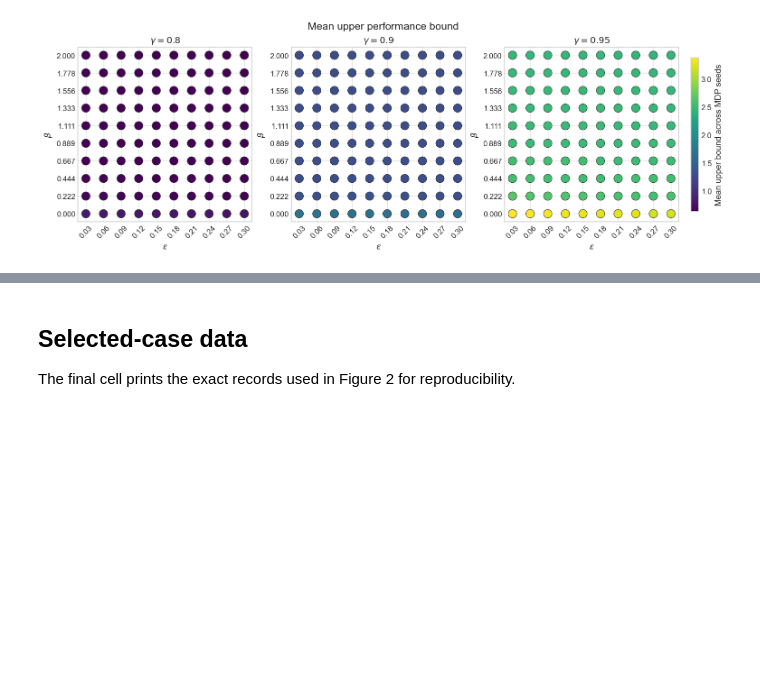
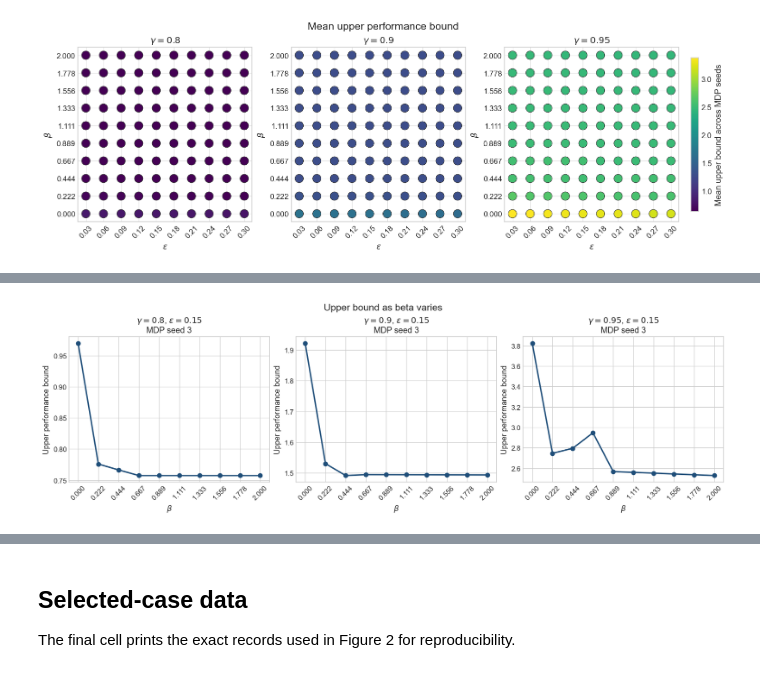
Before and after one commit to Loudwig/RemotePOMDP, a Jupyter notebook: experiments/gamma_beta_epsilon_analysis/gamma_beta_epsilon_analysis.ipynb, the cells around one changed output, grey strips where cells are left out. Cells and saved outputs as stored; diff of their text form; code cells hidden in the pictures; blank space fills up the shorter version.

```diff
--- a/experiments/gamma_beta_epsilon_analysis/gamma_beta_epsilon_analysis.ipynb
+++ b/experiments/gamma_beta_epsilon_analysis/gamma_beta_epsilon_analysis.ipynb
@@ -432,0 +499,47 @@ plt.show()
+# %%
+BETA_SWEEP_CASES = [
+    {"mdp_seed": 3, "gamma": 0.80, "epsilon": 0.15},
+    {"mdp_seed": 3, "gamma": 0.90, "epsilon": 0.15},
+    {"mdp_seed": 3, "gamma": 0.95, "epsilon": 0.15},
+]
+
+fig, axes = make_panel_figure(BETA_SWEEP_CASES, panel_width=4.6)
+plotted_cases = 0
+for ax, case in zip(axes, BETA_SWEEP_CASES):
+    panel = seed_runs.loc[
+        seed_runs["mdp_seed"].eq(case["mdp_seed"])
+        & np.isclose(seed_runs["gamma"], case["gamma"])
+        & np.isclose(seed_runs["epsilon"], case["epsilon"])
+    ].sort_values("beta")
+
+    if panel.empty:
+        ax.set_visible(False)
+        warnings.warn(f"No runs found for beta-sweep case {case}.")
+        continue
+
+    plotted_cases += 1
+    ax.plot(
+        panel["beta"],
+        panel["upper_bound"],
+        color="#1f4e79",
+        marker="o",
+        markersize=6,
+        linewidth=2.0,
+    )
+    ax.set_title(
+        rf"$\gamma={case['gamma']:g}$, $\epsilon={case['epsilon']:g}$"
+        + f"\nMDP seed {case['mdp_seed']}"
+    )
+    ax.set_xlabel(r"$\beta$")
+    ax.set_ylabel("Upper performance bound")
+    ax.set_xticks(panel["beta"].to_numpy())
+    ax.tick_params(axis="x", rotation=45)
+
+if plotted_cases:
+    fig.suptitle("Upper bound as beta varies", fontsize=14)
+    save_figure(fig, "upper_bound_beta_sweeps")
+    plt.show()
+else:
+    plt.close(fig)
+# %% [output]
+[figure, added]
```
Also changed, not shown: parts of 7 cells of this notebook, 1 other file.
